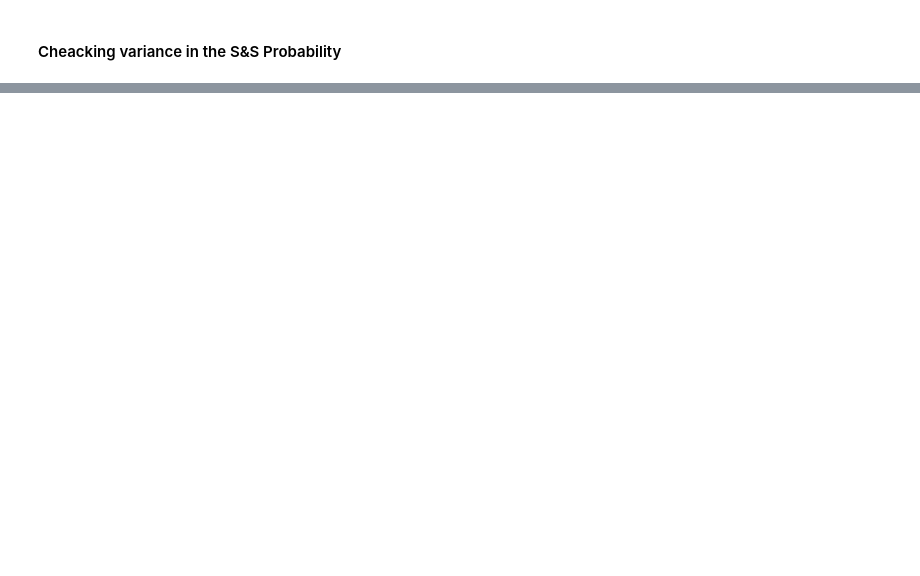
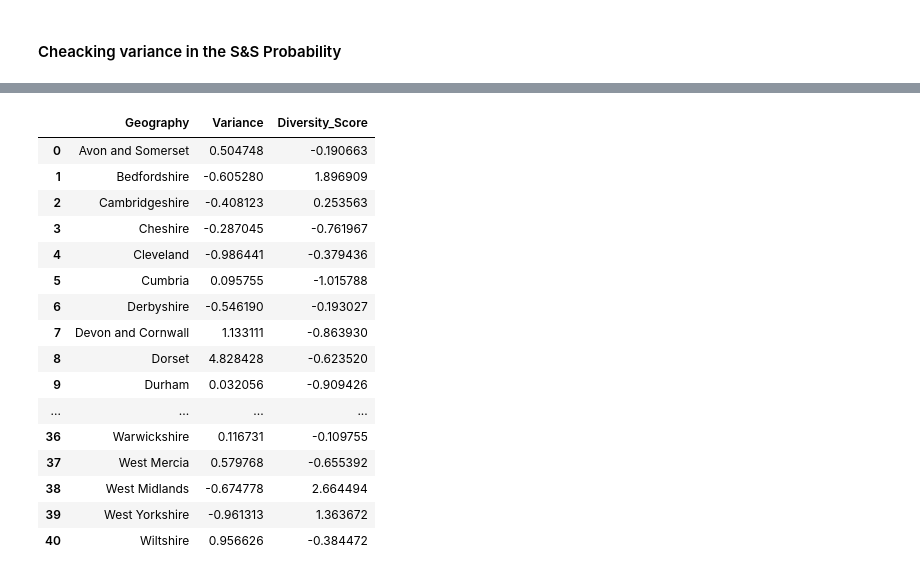
Before and after one commit to neerajthandayan/CourseProject, a Jupyter notebook: Crime_Data.ipynb, the cells around one changed output, grey strips where cells are left out. Saved outputs shown, nothing was run; the diff lists cells and outputs as text; code cells hidden in the pictures; blank space fills up the shorter version.

```diff
--- a/Crime_Data.ipynb
+++ b/Crime_Data.ipynb
@@ -291,0 +312,27 @@ ArVar[['Geography','Variance']].sort_values(by='Variance', ascending=False).head
+# %%
+test = SSVar[['Geography','Variance']].merge(ed, on ='Geography')
+from sklearn.preprocessing import StandardScaler
+sc1 = StandardScaler()
+sc2 = StandardScaler()
+test['Diversity_Score'] = sc1.fit_transform(test['Diversity_Score'].values.reshape(-1, 1))
+test['Variance'] = sc2.fit_transform(test['Variance'].values.reshape(-1, 1))
+
+test
+# %% [output]
+|  | Geography | Variance | Diversity_Score |
+| 0 | Avon and Somerset | 0.504748 | -0.190663 |
+| 1 | Bedfordshire | -0.605280 | 1.896909 |
+| 2 | Cambridgeshire | -0.408123 | 0.253563 |
+| 3 | Cheshire | -0.287045 | -0.761967 |
+| 4 | Cleveland | -0.986441 | -0.379436 |
+| 5 | Cumbria | 0.095755 | -1.015788 |
+| 6 | Derbyshire | -0.546190 | -0.193027 |
+| 7 | Devon and Cornwall | 1.133111 | -0.863930 |
+| 8 | Dorset | 4.828428 | -0.623520 |
+| 9 | Durham | 0.032056 | -0.909426 |
+| ... | ... | ... | ... |
+| 36 | Warwickshire | 0.116731 | -0.109755 |
+| 37 | West Mercia | 0.579768 | -0.655392 |
+| 38 | West Midlands | -0.674778 | 2.664494 |
+| 39 | West Yorkshire | -0.961313 | 1.363672 |
+| 40 | Wiltshire | 0.956626 | -0.384472 |
```
Also changed, not shown: parts of 10 cells of this notebook.
